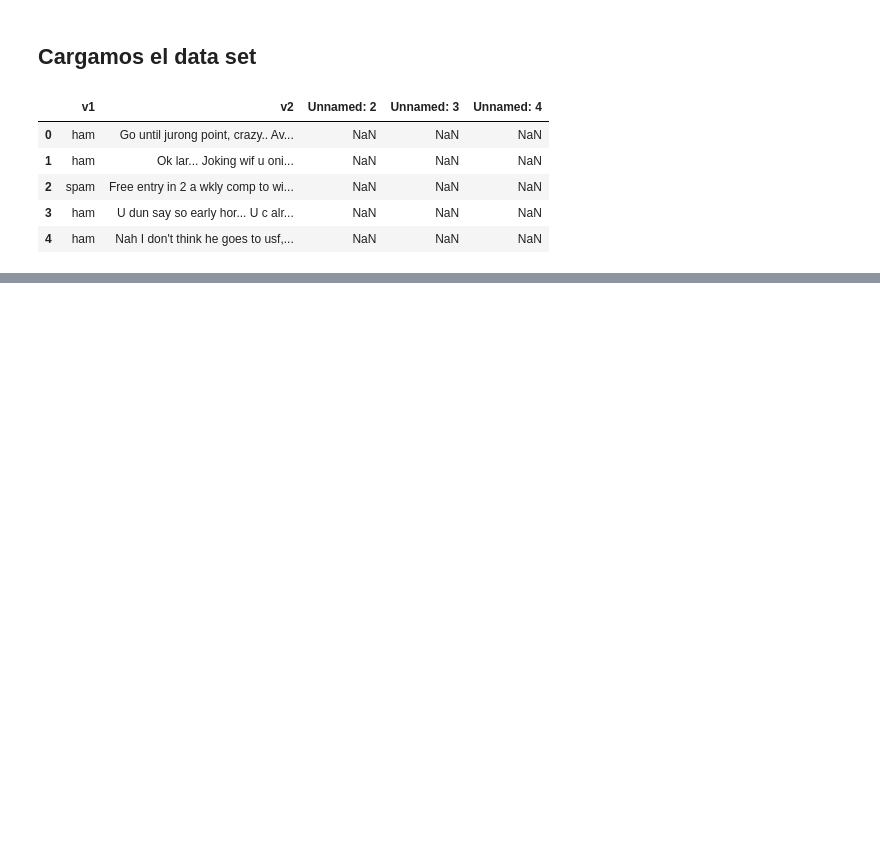
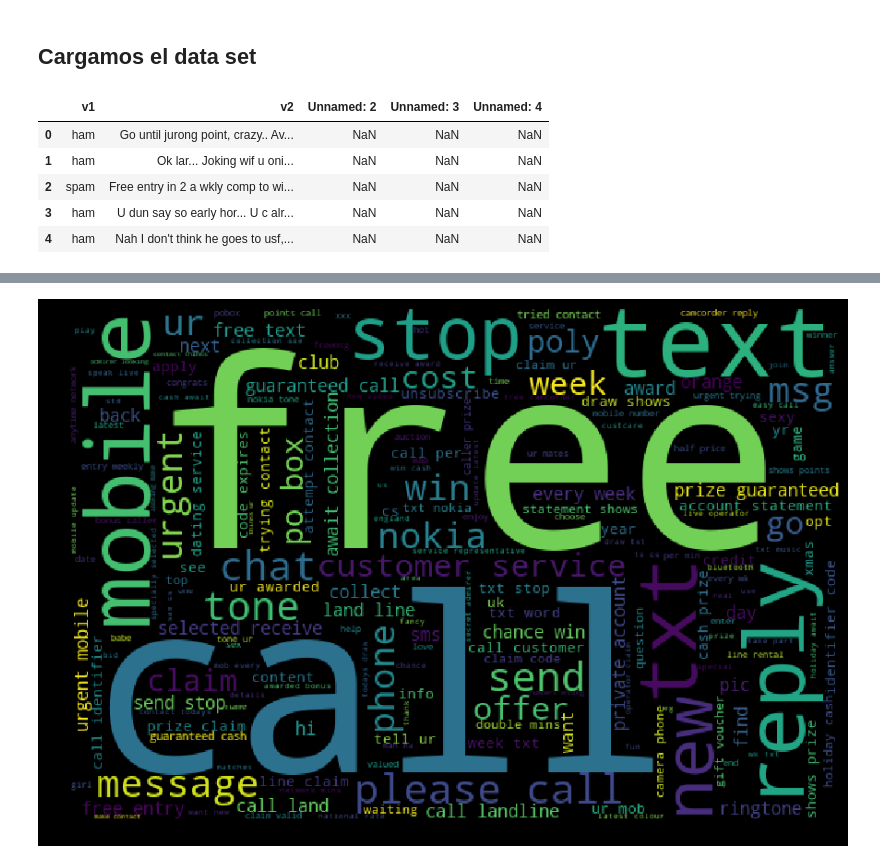
Before and after one commit to Dlumior/TA2_APLICA, a Jupyter notebook: TA/TA2_aplica.ipynb, the cells around one changed output, grey strips where cells are left out. Cells and saved outputs as stored; diff of their text form; code cells hidden in the pictures; blank space fills up the shorter version.

```diff
--- a/TA/TA2_aplica.ipynb
+++ b/TA/TA2_aplica.ipynb
@@ -23,0 +83,19 @@ SMS.head()
+# %%
+spam_messages = SMS[SMS["Tipo"] == "spam"]["Mensaje"]
+ham_messages = SMS[SMS["Tipo"] == "ham"]["Mensaje"]
+
+spam_words = []
+ham_words = []
+
+def extraerSpamWords(spamMessages):
+    global spam_words
+    words = [word.lower() for word in word_tokenize(spamMessages) if word.lower() not in stopwords.words("english") and word.lower().isalpha()]
+    spam_words = spam_words + words
+
+def extraerHamWords(hamMessages):
+    global ham_words
+    words = [word.lower() for word in word_tokenize(hamMessages) if word.lower() not in stopwords.words("english") and word.lower().isalpha()]
+    ham_words = ham_words + words
+
+spam_messages.apply(extraerSpamWords)
+ham_messages.apply(extraerHamWords)
@@ -23,0 +122,10 @@ SMS.head()
+# %%
+spam_wordcloud = WordCloud(width=600, height=400).generate(" ".join(spam_words))
+plt.figure(figsize=(12,10),facecolor='k')
+plt.imshow(spam_wordcloud)
+plt.axis("off")
+plt.tight_layout(pad=0)
+plt.savefig('spam_wordcloud.png', transparent=True)
+plt.show()
+# %% [output]
+[figure, added]
```
Also changed, not shown: parts of 24 cells of this notebook.
